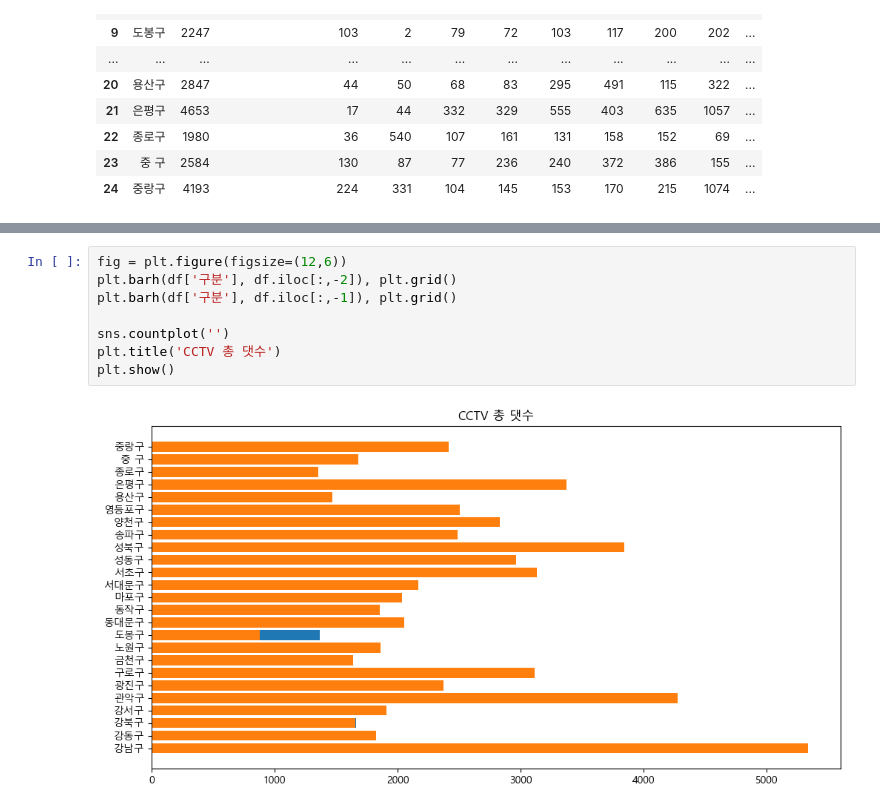
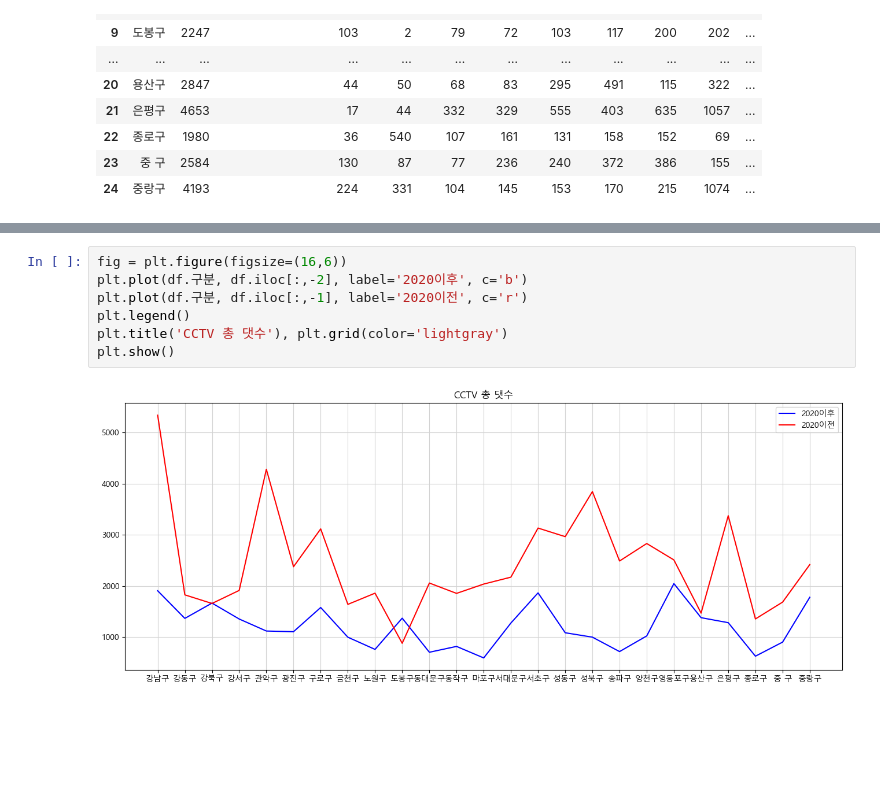
Before and after one commit to rawmouse96/DataAnalysis, a Jupyter notebook: 03.Matplotlib/과제/0419.ipynb, the cells around one changed output, grey strips where cells are left out. Drawn from its saved outputs; the diff is of its cells as text; blank space fills up the shorter version.

```diff
--- a/03.Matplotlib/과제/0419.ipynb
+++ b/03.Matplotlib/과제/0419.ipynb
@@ -112,10 +80,9 @@ Name: 2020이후, dtype: int64
 # %%
-fig = plt.figure(figsize=(12,6))
-plt.barh(df['구분'], df.iloc[:,-2]), plt.grid()
-plt.barh(df['구분'], df.iloc[:,-1]), plt.grid()
-
-sns.countplot('')
-plt.title('CCTV 총 댓수')
+fig = plt.figure(figsize=(16,6))
+plt.plot(df.구분, df.iloc[:,-2], label='2020이후', c='b')
+plt.plot(df.구분, df.iloc[:,-1], label='2020이전', c='r')
+plt.legend()
+plt.title('CCTV 총 댓수'), plt.grid(color='lightgray')
 plt.show()
 # %% [output]
-[figure, old version]
+[figure, new version]
```
Also changed, not shown: parts of 7 cells of this notebook, 13 other files.
